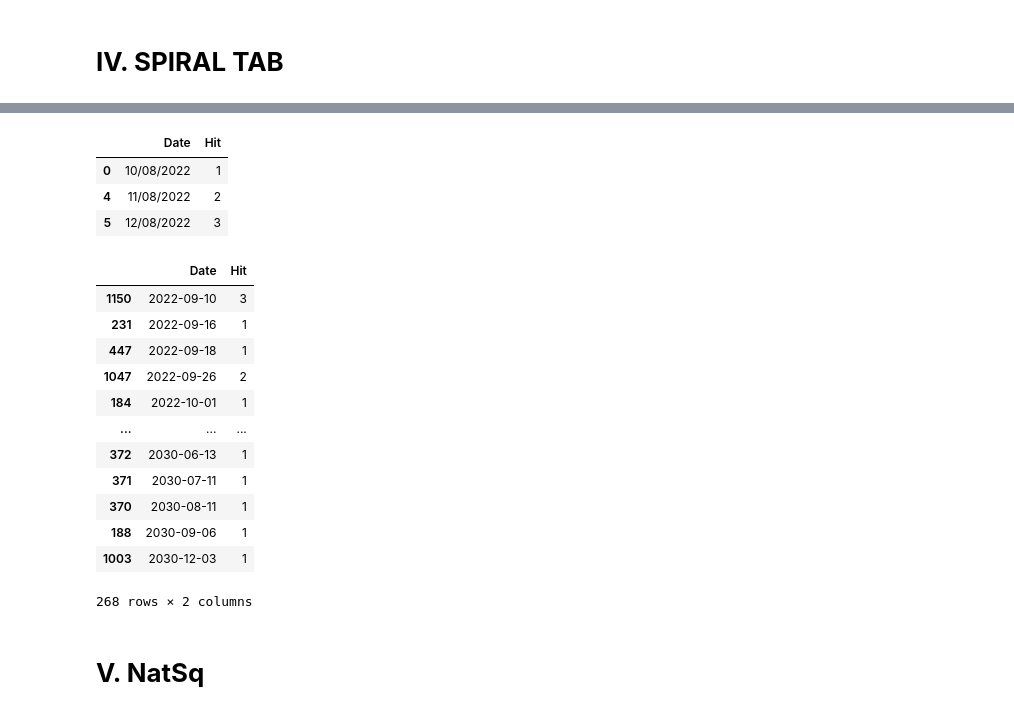
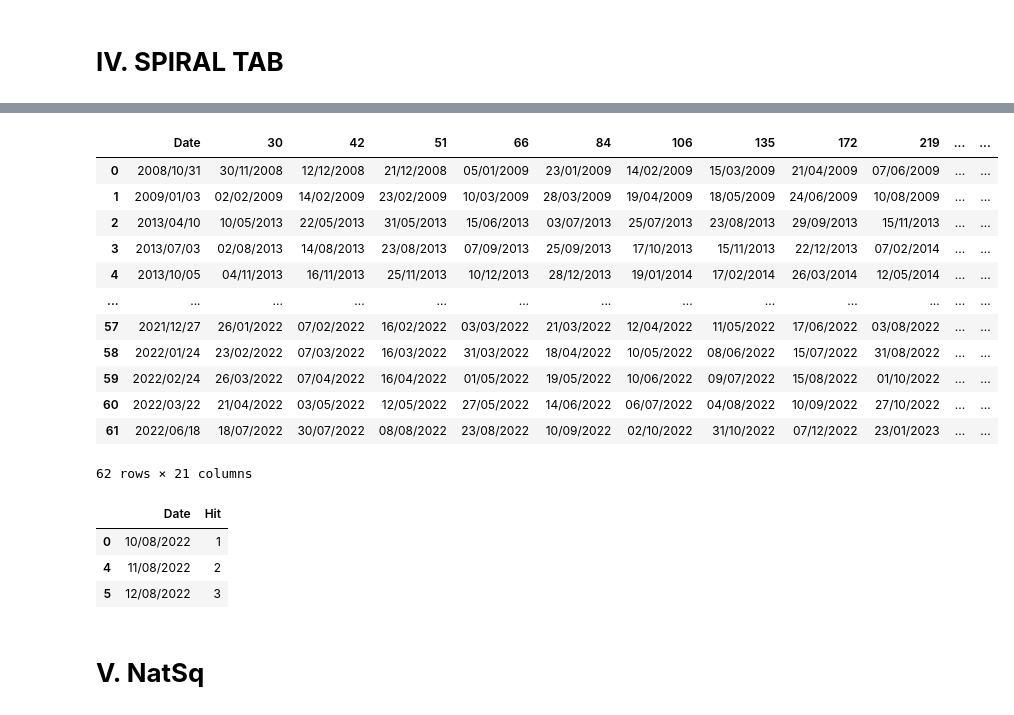
Before and after one commit to amirlehmam/MEMOIREPROPRE, a Jupyter notebook: PIPELINE.ipynb, the cells around one changed output, grey strips where cells are left out. Cells and saved outputs as stored; diff of their text form; code cells hidden in the pictures.

```diff
--- a/PIPELINE.ipynb
+++ b/PIPELINE.ipynb
@@ -4308 +4230,21 @@ Spi
+# %%
+for col in Spiral.columns[1:]:
+    Spiral[col] = ((pd.to_datetime(Spiral['Date']) + pd.to_timedelta(f'{col} days'))
+               .dt.strftime('%d/%m/%Y'))
+
+Spiral
+# %% [output]
+|  | Date | 30 | 42 | 51 | 66 | 84 | 106 | 135 | 172 | 219 | ... | ... |
+| 0 | 2008/10/31 | 30/11/2008 | 12/12/2008 | 21/12/2008 | 05/01/2009 | 23/01/2009 | 14/02/2009 | 15/03/2009 | 21/04/2009 | 07/06/2009 | ... | ... |
+| 1 | 2009/01/03 | 02/02/2009 | 14/02/2009 | 23/02/2009 | 10/03/2009 | 28/03/2009 | 19/04/2009 | 18/05/2009 | 24/06/2009 | 10/08/2009 | ... | ... |
+| 2 | 2013/04/10 | 10/05/2013 | 22/05/2013 | 31/05/2013 | 15/06/2013 | 03/07/2013 | 25/07/2013 | 23/08/2013 | 29/09/2013 | 15/11/2013 | ... | ... |
+| 3 | 2013/07/03 | 02/08/2013 | 14/08/2013 | 23/08/2013 | 07/09/2013 | 25/09/2013 | 17/10/2013 | 15/11/2013 | 22/12/2013 | 07/02/2014 | ... | ... |
+| 4 | 2013/10/05 | 04/11/2013 | 16/11/2013 | 25/11/2013 | 10/12/2013 | 28/12/2013 | 19/01/2014 | 17/02/2014 | 26/03/2014 | 12/05/2014 | ... | ... |
+| ... | ... | ... | ... | ... | ... | ... | ... | ... | ... | ... | ... | ... |
+| 57 | 2021/12/27 | 26/01/2022 | 07/02/2022 | 16/02/2022 | 03/03/2022 | 21/03/2022 | 12/04/2022 | 11/05/2022 | 17/06/2022 | 03/08/2022 | ... | ... |
+| 58 | 2022/01/24 | 23/02/2022 | 07/03/2022 | 16/03/2022 | 31/03/2022 | 18/04/2022 | 10/05/2022 | 08/06/2022 | 15/07/2022 | 31/08/2022 | ... | ... |
+| 59 | 2022/02/24 | 26/03/2022 | 07/04/2022 | 16/04/2022 | 01/05/2022 | 19/05/2022 | 10/06/2022 | 09/07/2022 | 15/08/2022 | 01/10/2022 | ... | ... |
+| 60 | 2022/03/22 | 21/04/2022 | 03/05/2022 | 12/05/2022 | 27/05/2022 | 14/06/2022 | 06/07/2022 | 04/08/2022 | 10/09/2022 | 27/10/2022 | ... | ... |
+| 61 | 2022/06/18 | 18/07/2022 | 30/07/2022 | 08/08/2022 | 23/08/2022 | 10/09/2022 | 02/10/2022 | 31/10/2022 | 07/12/2022 | 23/01/2023 | ... | ... |
+62 rows × 21 columns
 # %%
@@ -4339,39 +4284,5 @@ da
 | 0 | 10/08/2022 | 1 |
 | 4 | 11/08/2022 | 2 |
 | 5 | 12/08/2022 | 3 |
-# %%
-import datetime
-
-x = datetime.datetime.now()
-xx = x - timedelta(days=2)
-
-day = xx.strftime("%d-%m-%Y")
-
-df2 = Spi.unstack().value_counts(ascending=True)
-
-da = pd.DataFrame(df2, columns=['Hit'])
-da = da.reset_index()
-da = da.rename_axis('E', axis=1)
-da.columns = da.columns.str.replace('index', 'Date')
-
-da = da.rename_axis(None, axis=1)
-
-da = da[da.Date >= day]
-da = da.sort_values(by='Date',ascending=True)
-da
-# %% [output]
-|  | Date | Hit |
-| 1150 | 2022-09-10 | 3 |
-| 231 | 2022-09-16 | 1 |
-| 447 | 2022-09-18 | 1 |
-| 1047 | 2022-09-26 | 2 |
-| 184 | 2022-10-01 | 1 |
-| ... | ... | ... |
-| 372 | 2030-06-13 | 1 |
-| 371 | 2030-07-11 | 1 |
-| 370 | 2030-08-11 | 1 |
-| 188 | 2030-09-06 | 1 |
-| 1003 | 2030-12-03 | 1 |
-268 rows × 2 columns
 # %% [markdown]
 # **V. NatSq**
```
Also changed, not shown: parts of 9 cells of this notebook.
